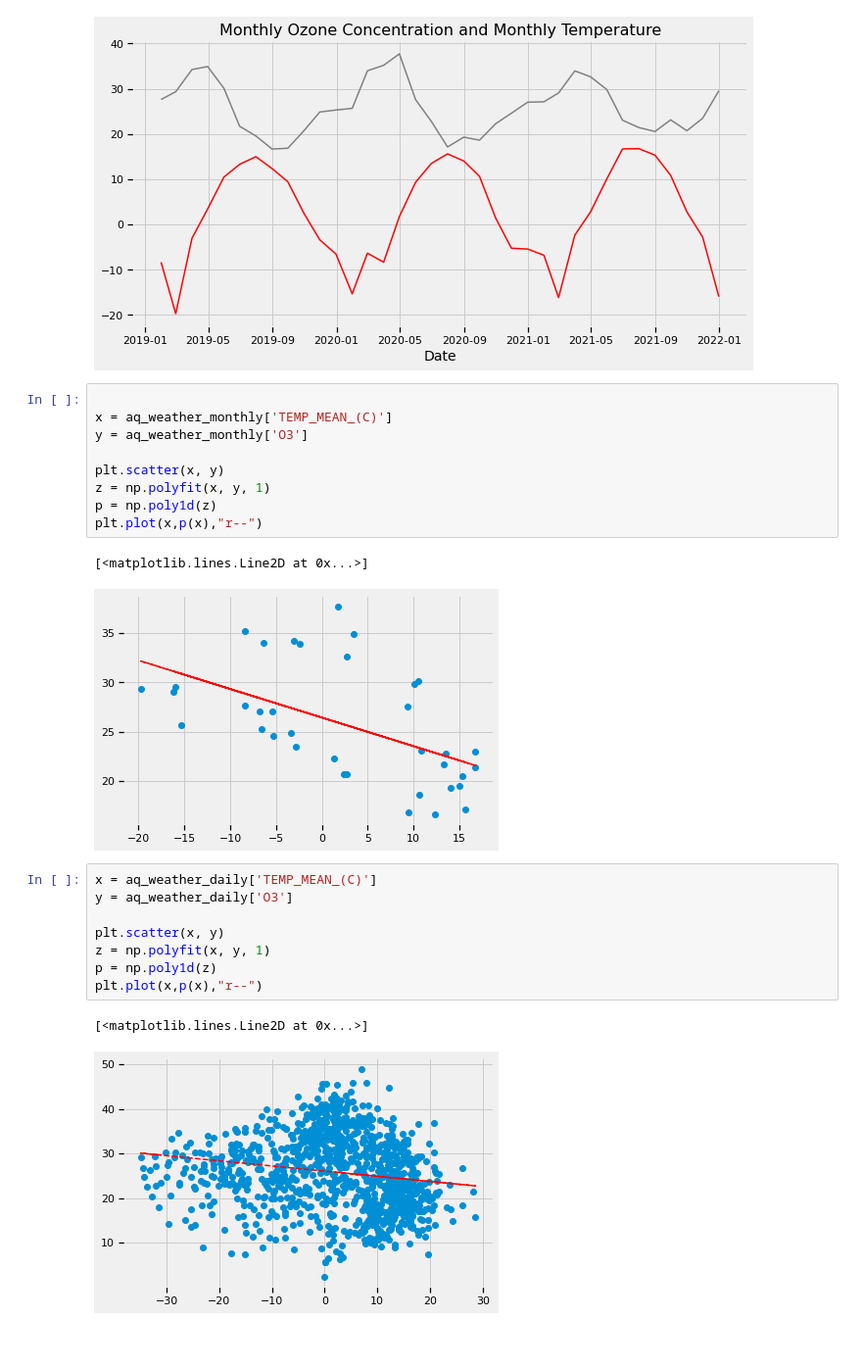
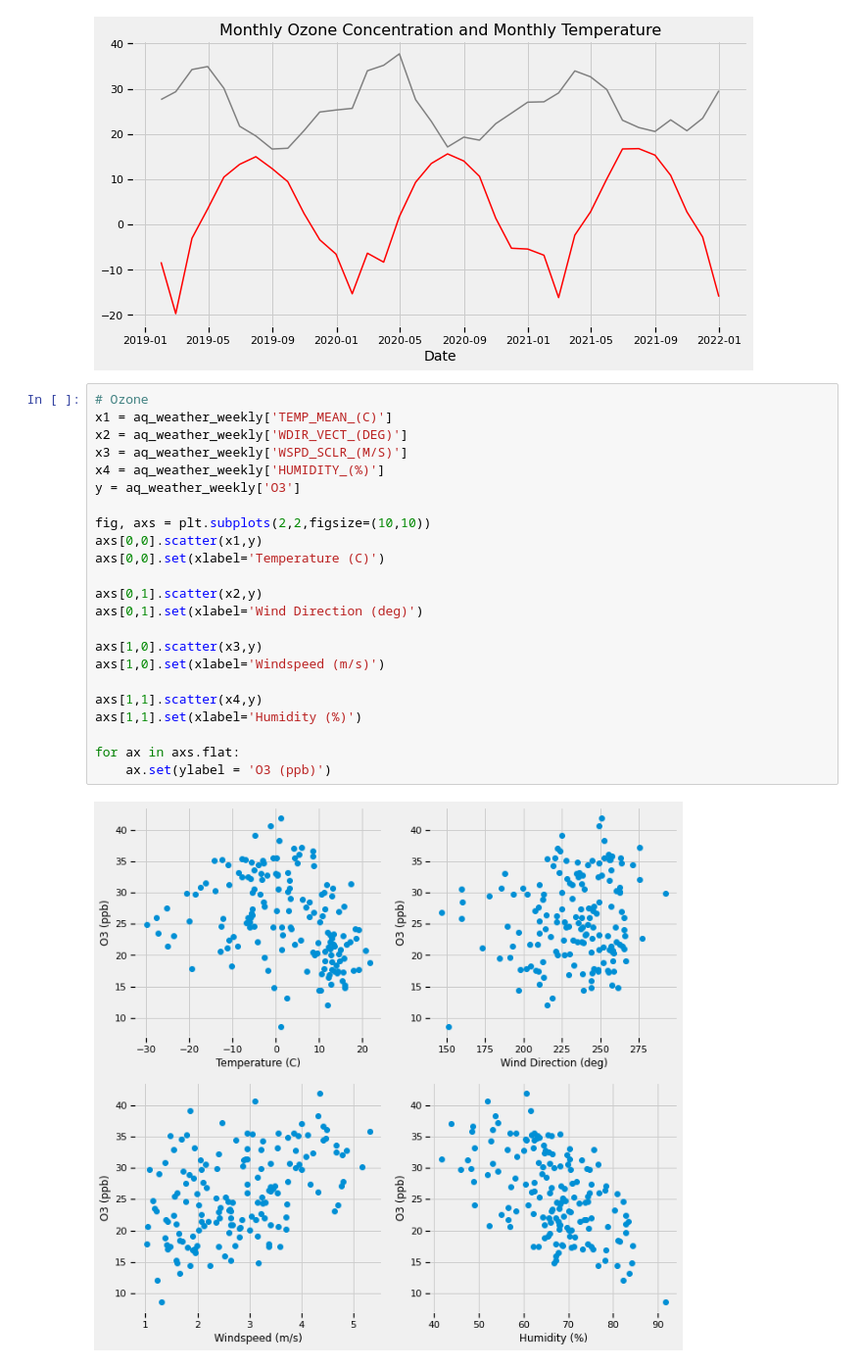
Before and after one commit to mirandadoris/CIV1498_Project2_Pythoneers, a Jupyter notebook: 2-Analysis/Weather_AQ_Analysis.ipynb, the cells around one changed output. Shown at 98% size. Drawn from its saved outputs; the diff is of its cells as text; blank space fills up the shorter version.

```diff
--- a/2-Analysis/Weather_AQ_Analysis.ipynb
+++ b/2-Analysis/Weather_AQ_Analysis.ipynb
@@ -123,26 +119,28 @@ plt.title('Monthly Ozone Concentration and Monthly Temperature', fontsize=16)
 plt.show()
 # %% [output]
 [figure]
-# %%
-
-x = aq_weather_monthly['TEMP_MEAN_(C)']
-y = aq_weather_monthly['O3']
-
-plt.scatter(x, y)
-z = np.polyfit(x, y, 1)
-p = np.poly1d(z)
-plt.plot(x,p(x),"r--")
-# %% [output]
-[<matplotlib.lines.Line2D at 0x...>]
-[figure, removed]
-# %%
-x = aq_weather_daily['TEMP_MEAN_(C)']
-y = aq_weather_daily['O3']
-
-plt.scatter(x, y)
-z = np.polyfit(x, y, 1)
-p = np.poly1d(z)
-plt.plot(x,p(x),"r--")
-# %% [output]
-[<matplotlib.lines.Line2D at 0x...>]
-[figure, removed]
+# %%
+# Ozone
+x1 = aq_weather_weekly['TEMP_MEAN_(C)']
+x2 = aq_weather_weekly['WDIR_VECT_(DEG)']
+x3 = aq_weather_weekly['WSPD_SCLR_(M/S)']
+x4 = aq_weather_weekly['HUMIDITY_(%)']
+y = aq_weather_weekly['O3']
+
+fig, axs = plt.subplots(2,2,figsize=(10,10))
+axs[0,0].scatter(x1,y)
+axs[0,0].set(xlabel='Temperature (C)')
+
+axs[0,1].scatter(x2,y)
+axs[0,1].set(xlabel='Wind Direction (deg)')
+
+axs[1,0].scatter(x3,y)
+axs[1,0].set(xlabel='Windspeed (m/s)')
+
+axs[1,1].scatter(x4,y)
+axs[1,1].set(xlabel='Humidity (%)')
+
+for ax in axs.flat:
+    ax.set(ylabel = 'O3 (ppb)')
+# %% [output]
+[figure, added]
```
Also changed, not shown: parts of 14 cells of this notebook, 1 other file.
